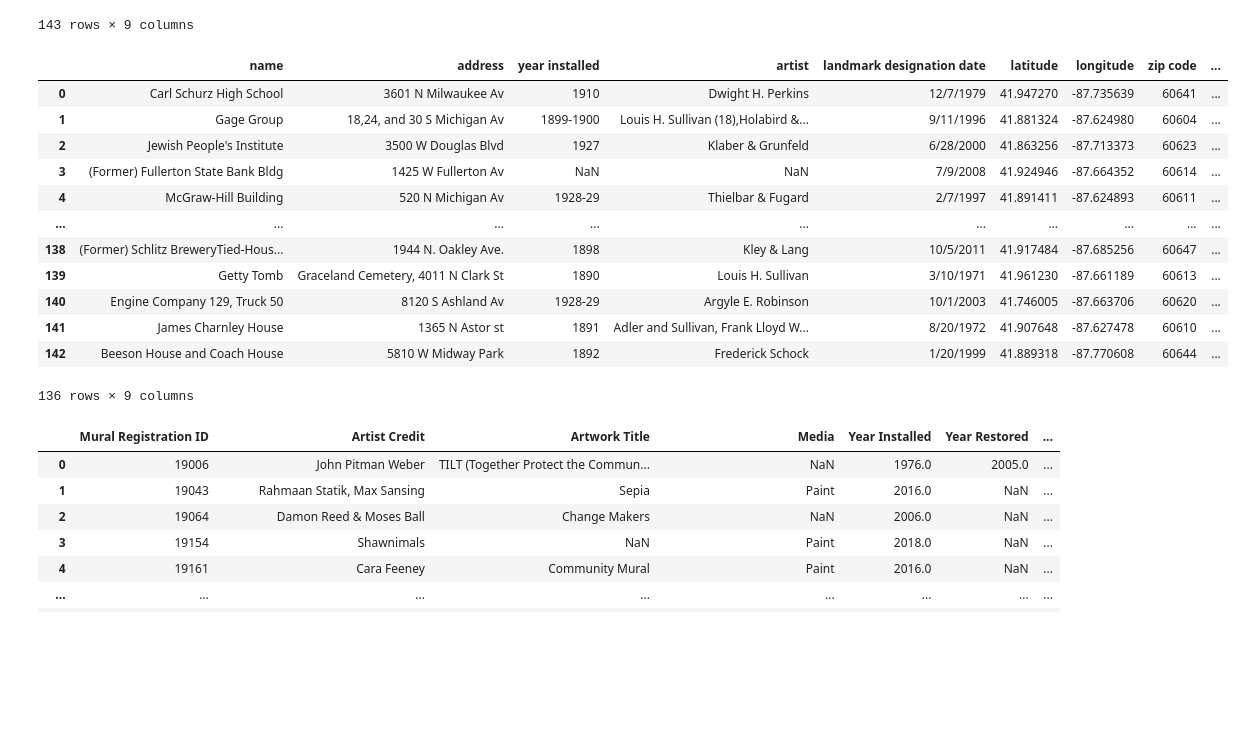
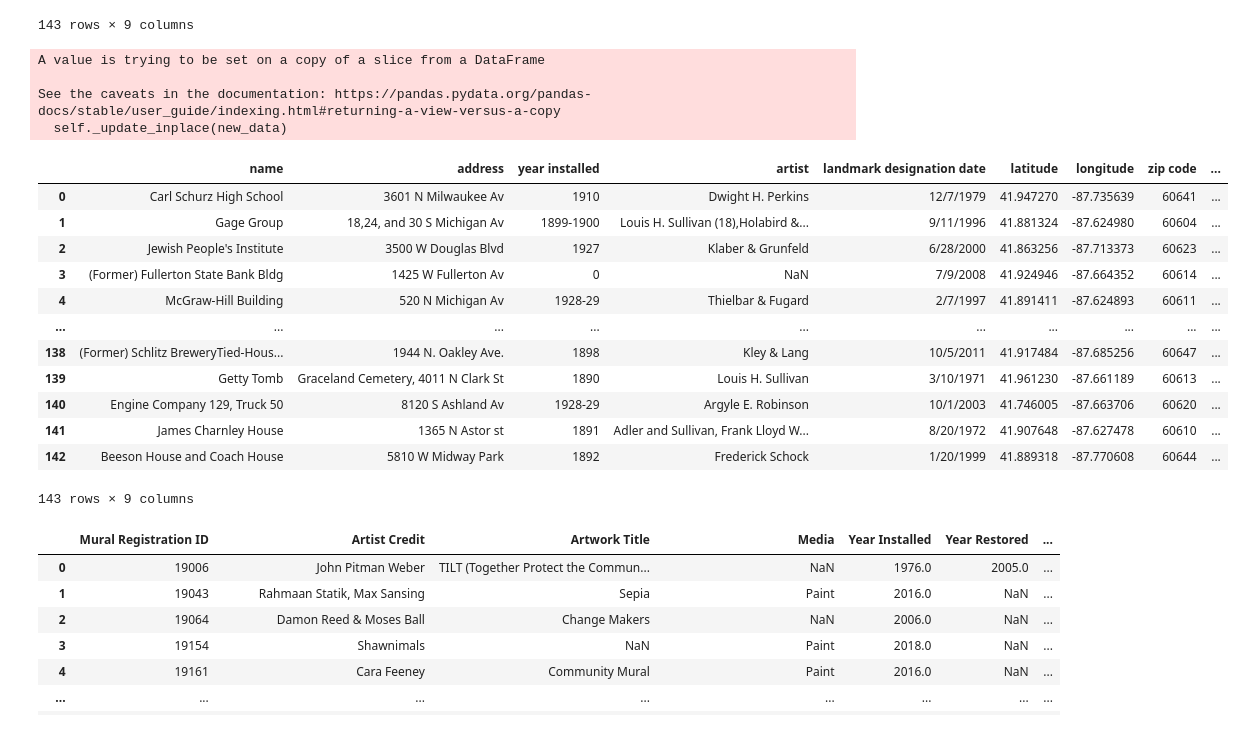
Before and after one commit to bevansr/project_2-group, a Jupyter notebook: Rice/Rice_Data.ipynb, the cells around one changed output. Saved outputs shown, nothing was run; the diff lists cells and outputs as text; code cells hidden in the pictures; blank space fills up the shorter version.

```diff
--- a/Rice/Rice_Data.ipynb
+++ b/Rice/Rice_Data.ipynb
@@ -88,16 +88,24 @@ landmarks_df
 | 142 | Beeson House and Coach House | 5810 W Midway Park | 1892 | Frederick Schock | 1/20/1999 | 41.889318 | -87.770608 | 60644 | ... |
 143 rows × 9 columns
 # %%
-landmarks_df = landmarks_df[landmarks_df['latitude'].notna()]
-landmarks_df = landmarks_df[landmarks_df['longitude'].notna()]
-landmarks_df = landmarks_df[landmarks_df['landmark designation date'].notna()]
+#landmarks_df = landmarks_df[landmarks_df['latitude'].dropna()]
+#landmarks_df = landmarks_df[landmarks_df['longitude'].dropna()]
+#landmarks_df = landmarks_df[landmarks_df['landmark designation date'].notna()]
+
+
+landmarks_df.dropna(subset=['longitude', 'latitude'])
+landmarks_df['year installed'].fillna(0, inplace=True)
 landmarks_df
 # %% [output]
+A value is trying to be set on a copy of a slice from a DataFrame
+
+See the caveats in the documentation: https://pandas.pydata.org/pandas-docs/stable/user_guide/indexing.html#returning-a-view-versus-a-copy
+  self._update_inplace(new_data)
 |  | name | address | year installed | artist | landmark designation date | latitude | longitude | zip code | ... |
 | 0 | Carl Schurz High School | 3601 N Milwaukee Av | 1910 | Dwight H. Perkins | 12/7/1979 | 41.947270 | -87.735639 | 60641 | ... |
 | 1 | Gage Group | 18,24, and 30 S Michigan Av | 1899-1900 | Louis H. Sullivan (18),Holabird &... | 9/11/1996 | 41.881324 | -87.624980 | 60604 | ... |
 | 2 | Jewish People's Institute | 3500 W Douglas Blvd | 1927 | Klaber & Grunfeld | 6/28/2000 | 41.863256 | -87.713373 | 60623 | ... |
-| 3 | (Former) Fullerton State Bank Bldg | 1425 W Fullerton Av | NaN | NaN | 7/9/2008 | 41.924946 | -87.664352 | 60614 | ... |
+| 3 | (Former) Fullerton State Bank Bldg | 1425 W Fullerton Av | 0 | NaN | 7/9/2008 | 41.924946 | -87.664352 | 60614 | ... |
 | 4 | McGraw-Hill Building | 520 N Michigan Av | 1928-29 | Thielbar & Fugard | 2/7/1997 | 41.891411 | -87.624893 | 60611 | ... |
 | ... | ... | ... | ... | ... | ... | ... | ... | ... | ... |
 | 138 | (Former) Schlitz BreweryTied-Hous... | 1944 N. Oakley Ave. | 1898 | Kley & Lang | 10/5/2011 | 41.917484 | -87.685256 | 60647 | ... |
@@ -105,7 +113,7 @@ landmarks_df
 | 140 | Engine Company 129, Truck 50 | 8120 S Ashland Av | 1928-29 | Argyle E. Robinson | 10/1/2003 | 41.746005 | -87.663706 | 60620 | ... |
 | 141 | James Charnley House | 1365 N Astor st | 1891 | Adler and Sullivan, Frank Lloyd W... | 8/20/1972 | 41.907648 | -87.627478 | 60610 | ... |
 | 142 | Beeson House and Coach House | 5810 W Midway Park | 1892 | Frederick Schock | 1/20/1999 | 41.889318 | -87.770608 | 60644 | ... |
-136 rows × 9 columns
+143 rows × 9 columns
 # %%
 murals_df
 # %% [output]
```
Also changed, not shown: parts of 16 cells of this notebook, 3 other files.
